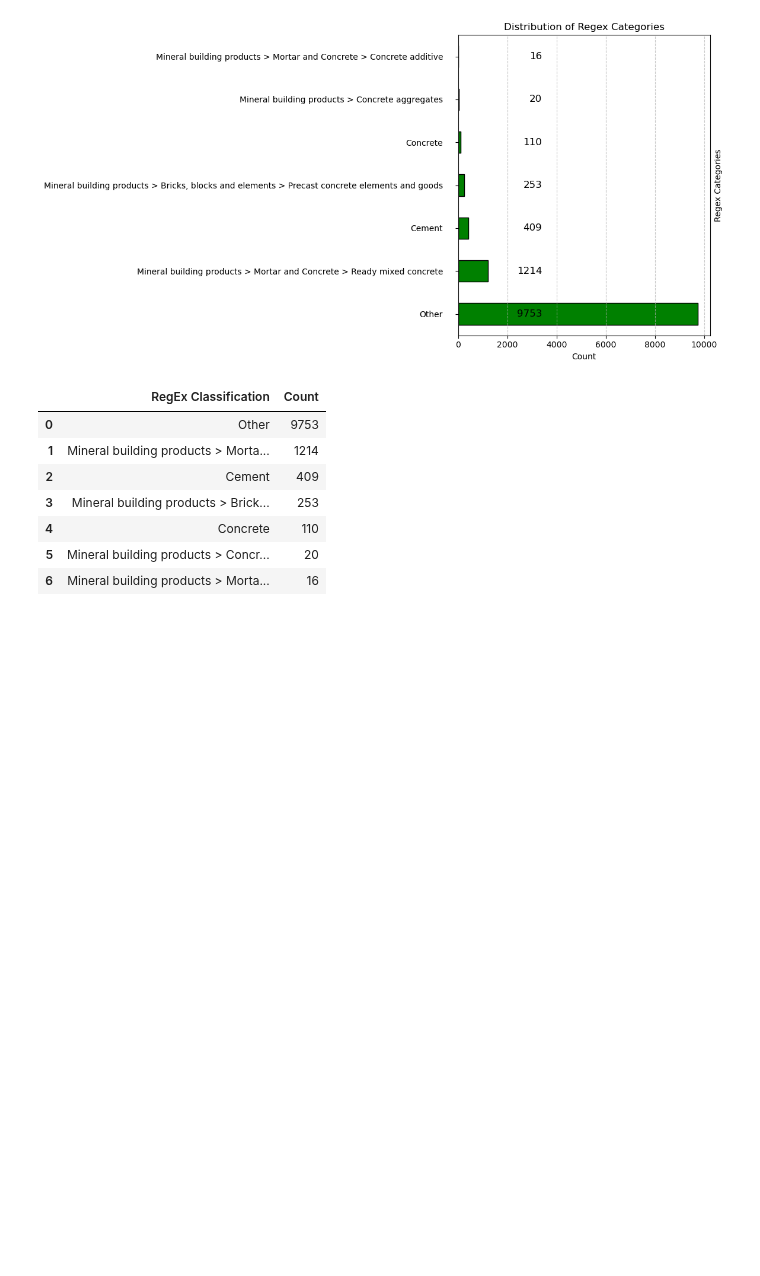
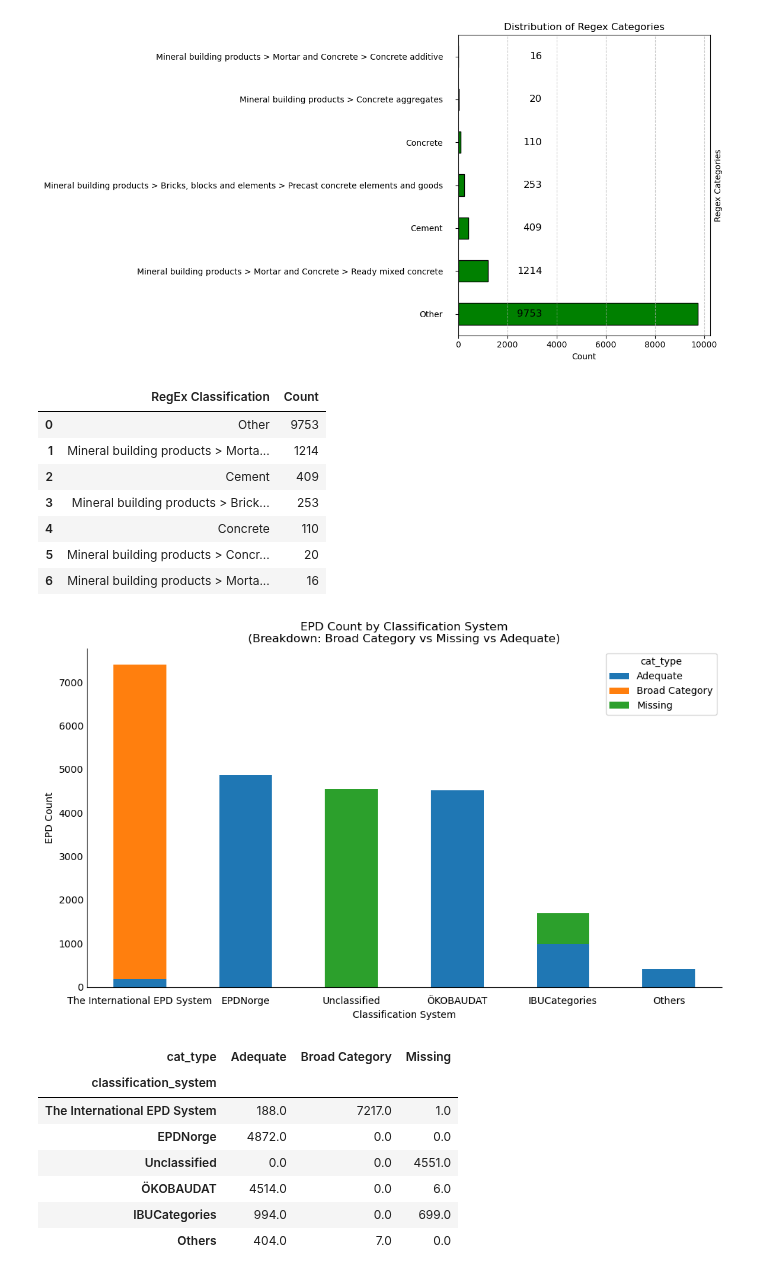
Before and after one commit to g3rezz/lca-data-harmonization-pipeline, a Jupyter notebook: data_analysis/sql_epd_data_analysis.ipynb, the cells around one changed output. Drawn from its saved outputs; the diff is of its cells as text; code cells hidden in the pictures; blank space fills up the shorter version.

```diff
--- a/data_analysis/sql_epd_data_analysis.ipynb
+++ b/data_analysis/sql_epd_data_analysis.ipynb
@@ -323,0 +417,57 @@ df_counts
+# %%
+import matplotlib.pyplot as plt
+
+# Define the renaming mapping for the classification system
+rename_mapping = {
+    "the international epd system": "The International EPD System",
+    "epdnorge": "EPDNorge",
+    "no explicit classification": "Unclassified",
+    "oekobau.dat": "ÖKOBAUDAT",
+    "ibucategories": "IBUCategories"
+}
+df_raw["classification_system"] = df_raw["classification_system"].replace(rename_mapping)
+
+# 1. Aggregate counts by classification_system and cat_type
+agg_df = df_raw.groupby(["classification_system", "cat_type"]).size().reset_index(name="epd_count")
+
+# 2. Calculate total document count per classification system
+totals = df_raw.groupby("classification_system").size().reset_index(name="total_count")
+
+# Merge totals with the aggregated data and relabel systems with < 1000 as "Others"
+agg_df = agg_df.merge(totals, on="classification_system", how="left")
+low_systems = totals[totals["total_count"] < 1000]["classification_system"].tolist()
+agg_df.loc[agg_df["classification_system"].isin(low_systems), "classification_system"] = "Others"
+
+# 3. Re-aggregate after relabeling
+final_df = agg_df.groupby(["classification_system", "cat_type"])["epd_count"].sum().reset_index()
+
+# 4. Pivot the data for a stacked bar chart
+pivot_df = final_df.pivot(index="classification_system", columns="cat_type", values="epd_count").fillna(0)
+pivot_df["Total"] = pivot_df.sum(axis=1)
+pivot_df = pivot_df.sort_values("Total", ascending=False)
+pivot_df = pivot_df.drop(columns="Total")
+
+# 5. Plot the stacked bar chart
+ax = pivot_df.plot(kind="bar", stacked=True, figsize=(10, 6))
+ax.set_title("EPD Count by Classification System\n(Breakdown: Broad Category vs Missing vs Adequate)")
+ax.set_xlabel("Classification System")
+ax.set_ylabel("EPD Count")
+ax.spines[['top', 'right']].set_visible(False)
+ax.tick_params(axis='both', which='both', length=0)
+ax.tick_params(axis='x', pad=10)
+plt.xticks(rotation=0)
+plt.tight_layout()
+plt.show()
+
+# Optionally display the pivoted DataFrame for inspection
+pivot_df
+# %% [output]
+[figure, added]
+| cat_type | Adequate | Broad Category | Missing |
+| classification_system |  |  |  |
+| The International EPD System | 188.0 | 7217.0 | 1.0 |
+| EPDNorge | 4872.0 | 0.0 | 0.0 |
+| Unclassified | 0.0 | 0.0 | 4551.0 |
+| ÖKOBAUDAT | 4514.0 | 0.0 | 6.0 |
+| IBUCategories | 994.0 | 0.0 | 699.0 |
+| Others | 404.0 | 7.0 | 0.0 |
```
Also changed, not shown: parts of 4 cells of this notebook.
